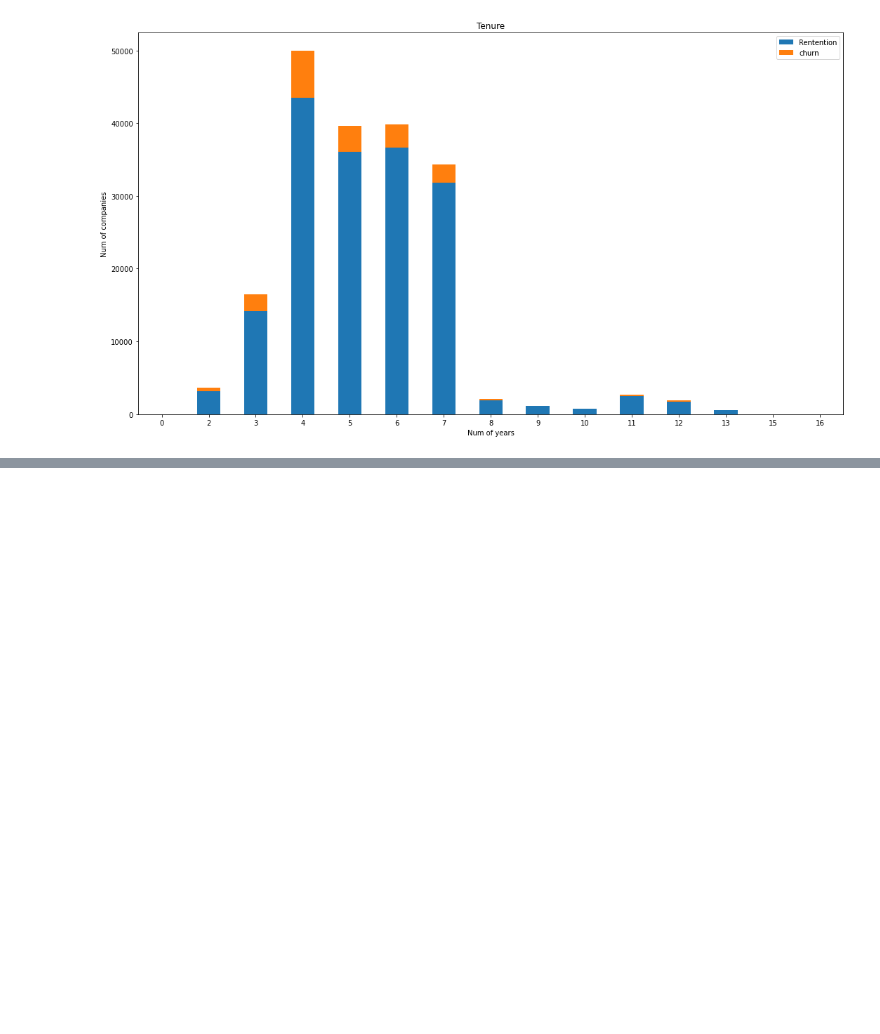
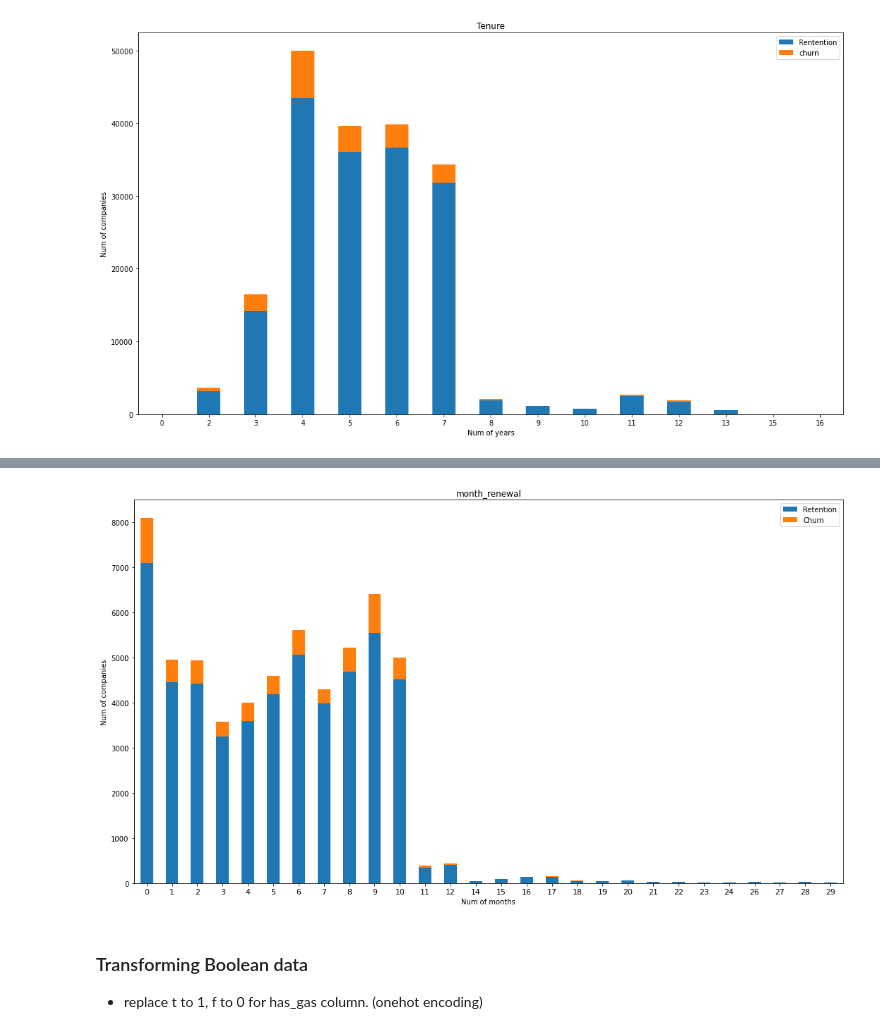
Before and after one commit to weekysui/customer_churn_problem, a Jupyter notebook: Data Understanding (1).ipynb, the cells around one changed output, grey strips where cells are left out. Saved outputs shown, nothing was run; the diff lists cells and outputs as text; code cells hidden in the pictures; blank space fills up the shorter version.

```diff
--- a/Data Understanding (1).ipynb
+++ b/Data Understanding (1).ipynb
@@ -1098,0 +1154,4 @@ plt.show()
+# %%
+plot_churn_by_month(combine,"month_renewal")
+# %% [output]
+[figure, added]
@@ -1098,0 +1161,3 @@ plt.show()
+# %% [markdown]
+### Transforming Boolean data
+- replace t to 1, f to 0 for has_gas column. (onehot encoding)
```
Also changed, not shown: parts of 35 cells of this notebook.
